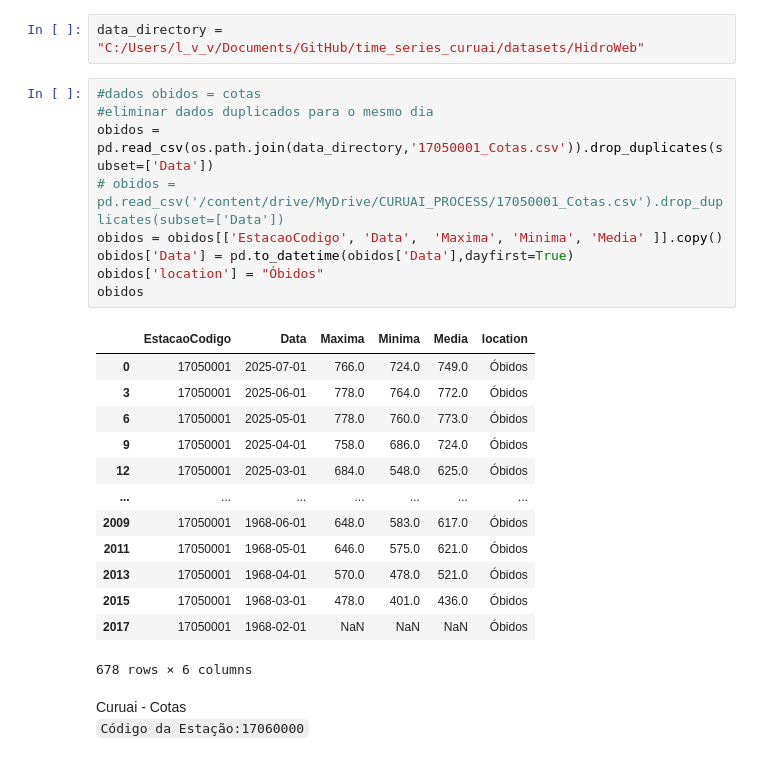
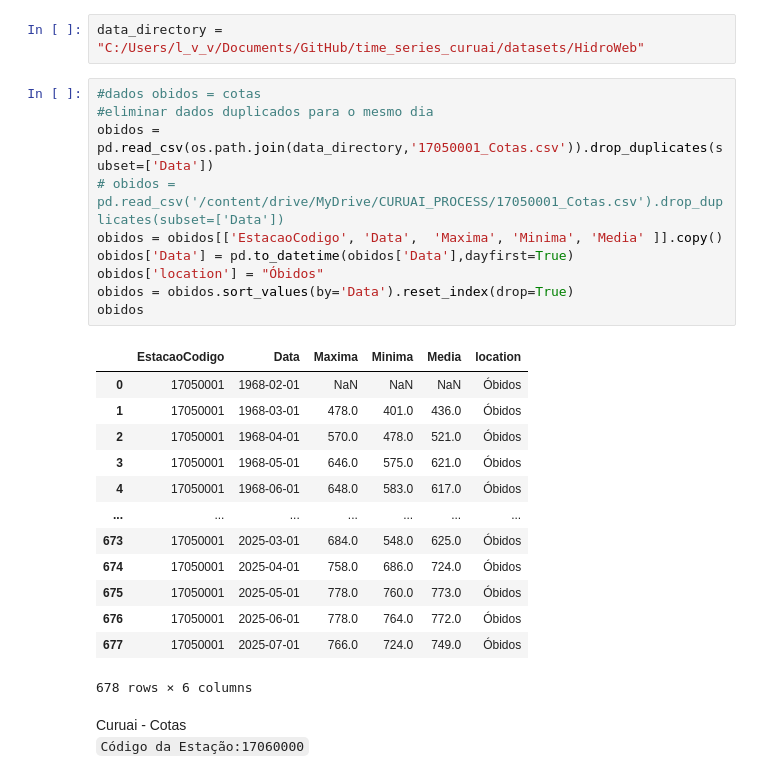
Before and after one commit to larissavaladao/time_series_curuai, a Jupyter notebook: 5. parameters_by_period/1.set_periods.ipynb, the cells around one changed output. Drawn from its saved outputs; the diff is of its cells as text.

```diff
--- a/5. parameters_by_period/1.set_periods.ipynb
+++ b/5. parameters_by_period/1.set_periods.ipynb
@@ -31,25 +31,26 @@ data_directory = "C:/Users/l_v_v/Documents/GitHub/time_series_curuai/datasets/Hi
 # %%
 #dados obidos = cotas
 #eliminar dados duplicados para o mesmo dia
 obidos = pd.read_csv(os.path.join(data_directory,'17050001_Cotas.csv')).drop_duplicates(subset=['Data'])
 # obidos = pd.read_csv('/content/drive/MyDrive/CURUAI_PROCESS/17050001_Cotas.csv').drop_duplicates(subset=['Data'])
 obidos = obidos[['EstacaoCodigo', 'Data',  'Maxima', 'Minima', 'Media' ]].copy()
 obidos['Data'] = pd.to_datetime(obidos['Data'],dayfirst=True)
 obidos['location'] = "Óbidos"
+obidos = obidos.sort_values(by='Data').reset_index(drop=True)
 obidos
 # %% [output]
 |  | EstacaoCodigo | Data | Maxima | Minima | Media | location |
-| 0 | 17050001 | 2025-07-01 | 766.0 | 724.0 | 749.0 | Óbidos |
-| 3 | 17050001 | 2025-06-01 | 778.0 | 764.0 | 772.0 | Óbidos |
-| 6 | 17050001 | 2025-05-01 | 778.0 | 760.0 | 773.0 | Óbidos |
-| 9 | 17050001 | 2025-04-01 | 758.0 | 686.0 | 724.0 | Óbidos |
-| 12 | 17050001 | 2025-03-01 | 684.0 | 548.0 | 625.0 | Óbidos |
+| 0 | 17050001 | 1968-02-01 | NaN | NaN | NaN | Óbidos |
+| 1 | 17050001 | 1968-03-01 | 478.0 | 401.0 | 436.0 | Óbidos |
+| 2 | 17050001 | 1968-04-01 | 570.0 | 478.0 | 521.0 | Óbidos |
+| 3 | 17050001 | 1968-05-01 | 646.0 | 575.0 | 621.0 | Óbidos |
+| 4 | 17050001 | 1968-06-01 | 648.0 | 583.0 | 617.0 | Óbidos |
 | ... | ... | ... | ... | ... | ... | ... |
-| 2009 | 17050001 | 1968-06-01 | 648.0 | 583.0 | 617.0 | Óbidos |
-| 2011 | 17050001 | 1968-05-01 | 646.0 | 575.0 | 621.0 | Óbidos |
-| 2013 | 17050001 | 1968-04-01 | 570.0 | 478.0 | 521.0 | Óbidos |
-| 2015 | 17050001 | 1968-03-01 | 478.0 | 401.0 | 436.0 | Óbidos |
-| 2017 | 17050001 | 1968-02-01 | NaN | NaN | NaN | Óbidos |
+| 673 | 17050001 | 2025-03-01 | 684.0 | 548.0 | 625.0 | Óbidos |
+| 674 | 17050001 | 2025-04-01 | 758.0 | 686.0 | 724.0 | Óbidos |
+| 675 | 17050001 | 2025-05-01 | 778.0 | 760.0 | 773.0 | Óbidos |
+| 676 | 17050001 | 2025-06-01 | 778.0 | 764.0 | 772.0 | Óbidos |
+| 677 | 17050001 | 2025-07-01 | 766.0 | 724.0 | 749.0 | Óbidos |
 678 rows × 6 columns
 # %% [markdown]
 Curuai - Cotas\
```
Also changed, not shown: parts of 29 cells of this notebook, 7 other files.
